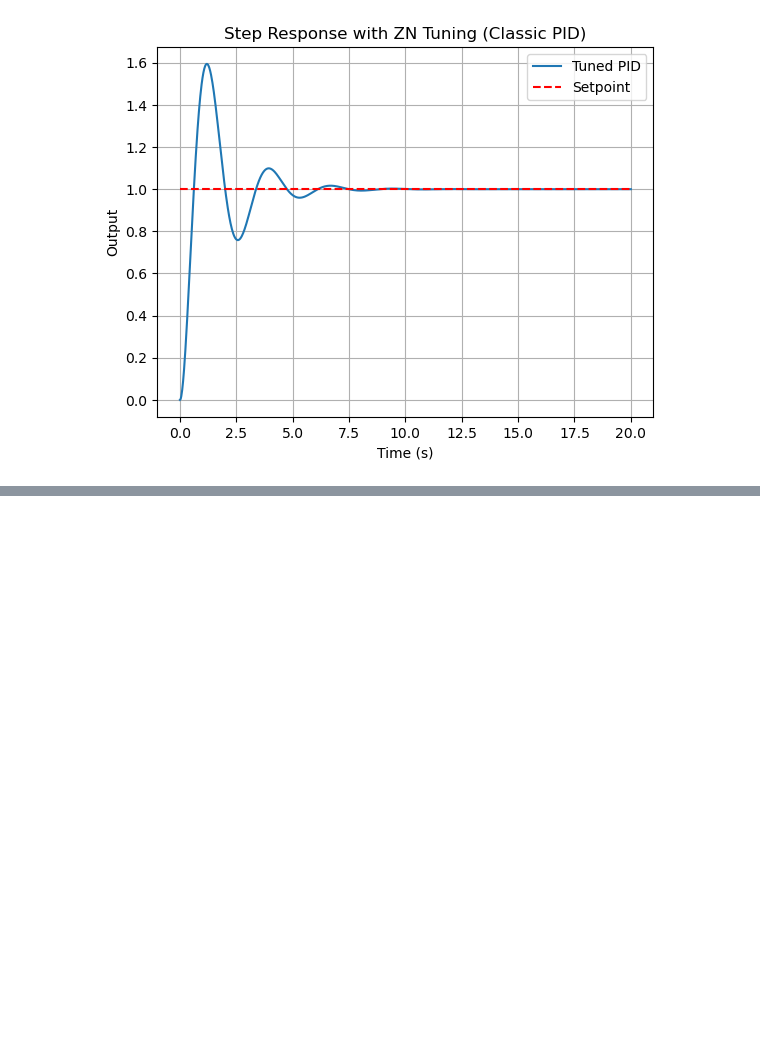
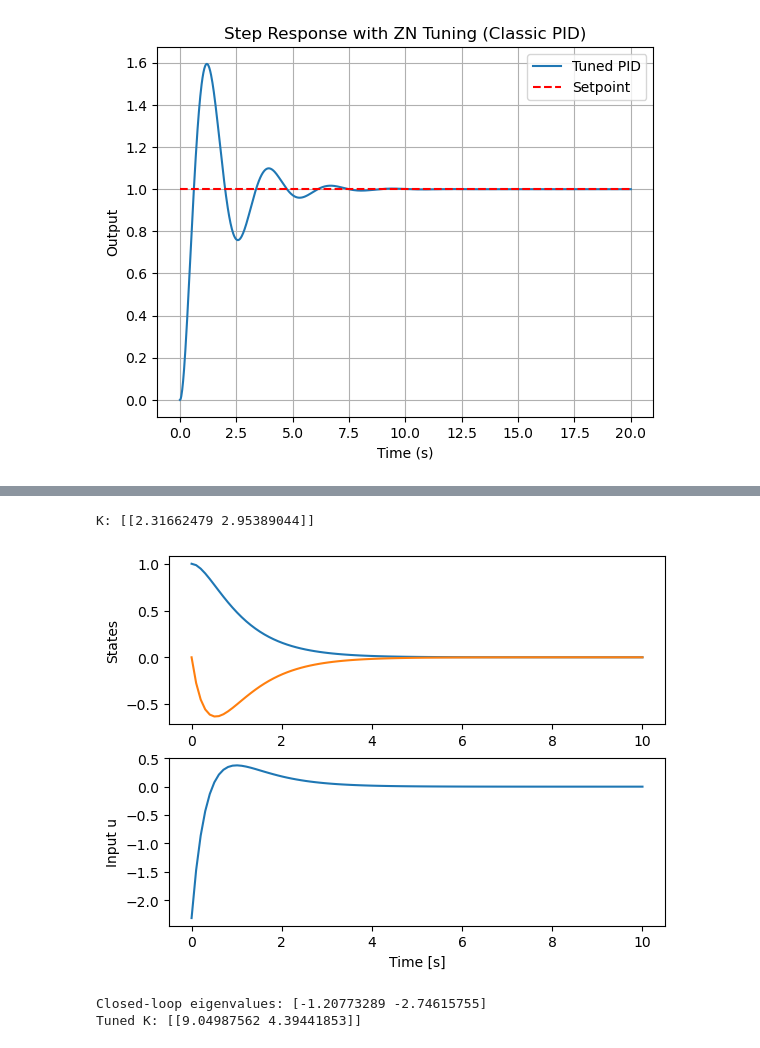
Before and after one commit to Leibniz-IWT/comp_eng, a Jupyter notebook: solutions/control.ipynb, the cells around one changed output, grey strips where cells are left out. Drawn from its saved outputs; the diff is of its cells as text; code cells hidden in the pictures; blank space fills up the shorter version.

```diff
--- a/solutions/control.ipynb
+++ b/solutions/control.ipynb
@@ -532,0 +665,39 @@ plt.show()
+# %%
+import numpy as np
+from scipy.linalg import solve_continuous_are
+from scipy.integrate import solve_ivp
+import matplotlib.pyplot as plt
+
+A = np.array([[0, 1], [-1, -1]])
+B = np.array([[0], [1]])
+Q = np.eye(2)
+R = np.array([[0.1]])
+
+P = solve_continuous_are(A, B, Q, R)
+K = np.linalg.inv(R) @ B.T @ P
+print("K:", K)
+
+A_cl = A - B @ K
+sol = solve_ivp(lambda t, y: A_cl @ y, [0, 10], [1, 0], t_eval=np.linspace(0, 10, 100))
+u = -K @ sol.y  # Control history
+
+fig, ax = plt.subplots(2, 1)
+ax[0].plot(sol.t, sol.y.T)
+ax[0].set_ylabel('States')
+ax[1].plot(sol.t, u.squeeze())
+ax[1].set_ylabel('Input u')
+ax[1].set_xlabel('Time [s]')
+plt.show()
+
+print("Closed-loop eigenvalues:", np.linalg.eigvals(A_cl))
+
+# Tuned Q
+Q_tuned = np.diag([10, 1])
+P_tuned = solve_continuous_are(A, B, Q_tuned, R)
+K_tuned = np.linalg.inv(R) @ B.T @ P_tuned
+print("Tuned K:", K_tuned)
+# %% [output]
+K: [[2.31662479 2.95389044]]
+[figure, added]
+Closed-loop eigenvalues: [-1.20773289 -2.74615755]
+Tuned K: [[9.04987562 4.39441853]]
```
Also changed, not shown: parts of 10 cells of this notebook.
